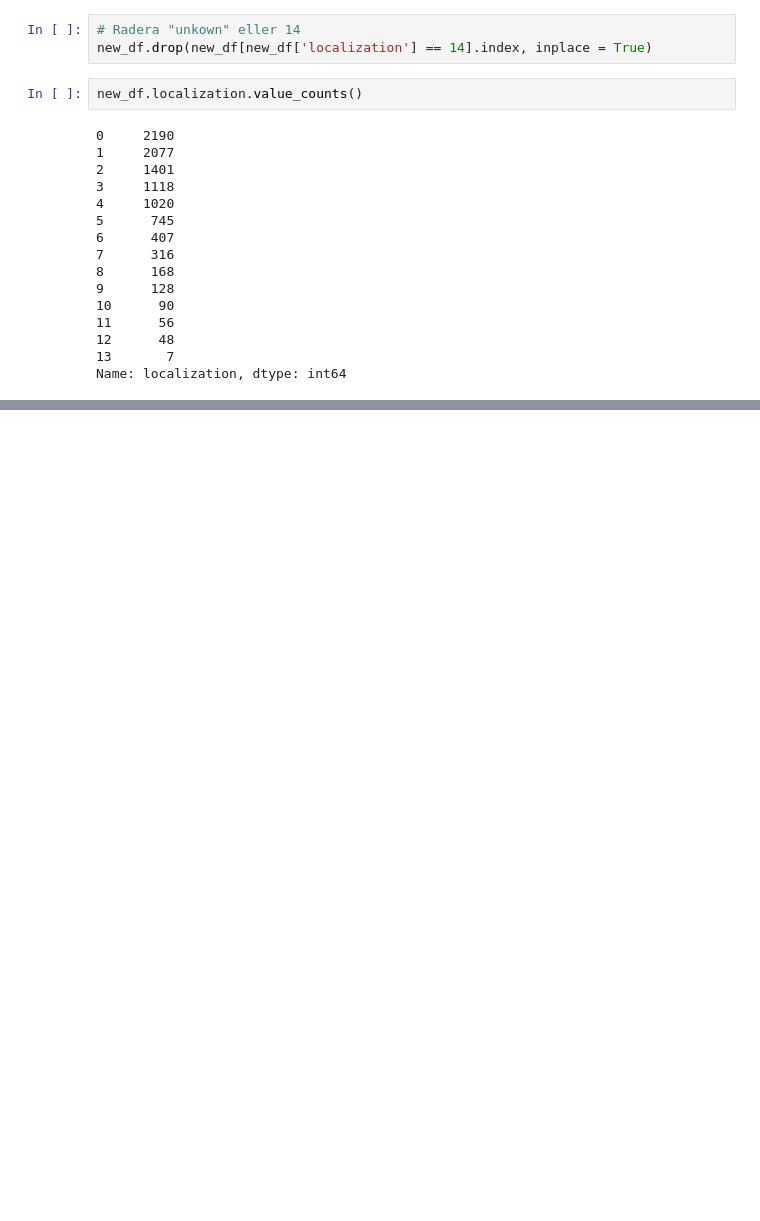
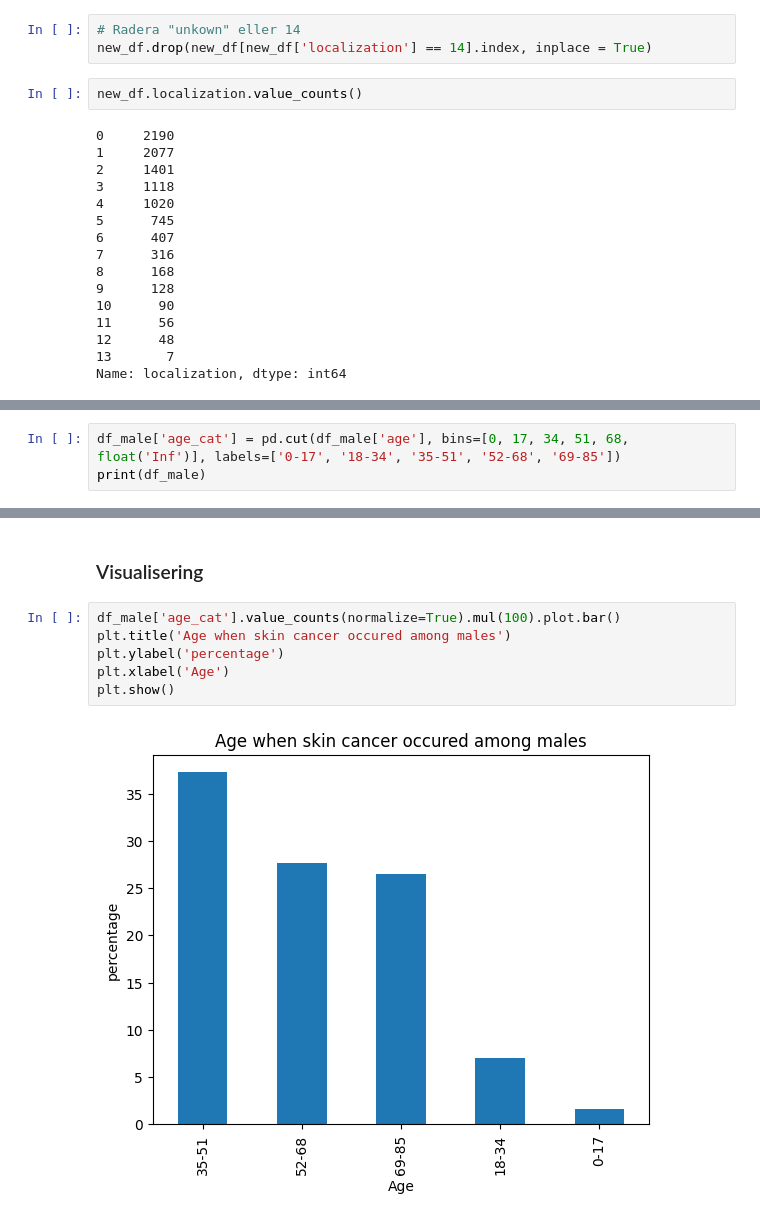
Before and after one commit to Anekblom/python_22_upg1, a Jupyter notebook: skincancer.ipynb, the cells around one changed output, grey strips where cells are left out. Drawn from its saved outputs; the diff is of its cells as text; blank space fills up the shorter version.

```diff
--- a/skincancer.ipynb
+++ b/skincancer.ipynb
@@ -278,0 +265,3 @@ Mitt data är naturligtvis inte komplett, men ett utval har tagits genom observa
+# %%
+df_male['age_cat'] = pd.cut(df_male['age'], bins=[0, 17, 34, 51, 68, float('Inf')], labels=['0-17', '18-34', '35-51', '52-68', '69-85'])
+print(df_male)
@@ -278,0 +288,10 @@ Mitt data är naturligtvis inte komplett, men ett utval har tagits genom observa
+# %% [markdown]
+### Visualisering
+# %%
+df_male['age_cat'].value_counts(normalize=True).mul(100).plot.bar()
+plt.title('Age when skin cancer occured among males')
+plt.ylabel('percentage')
+plt.xlabel('Age')
+plt.show()
+# %% [output]
+[figure, added]
```
Also changed, not shown: parts of 37 cells of this notebook.
